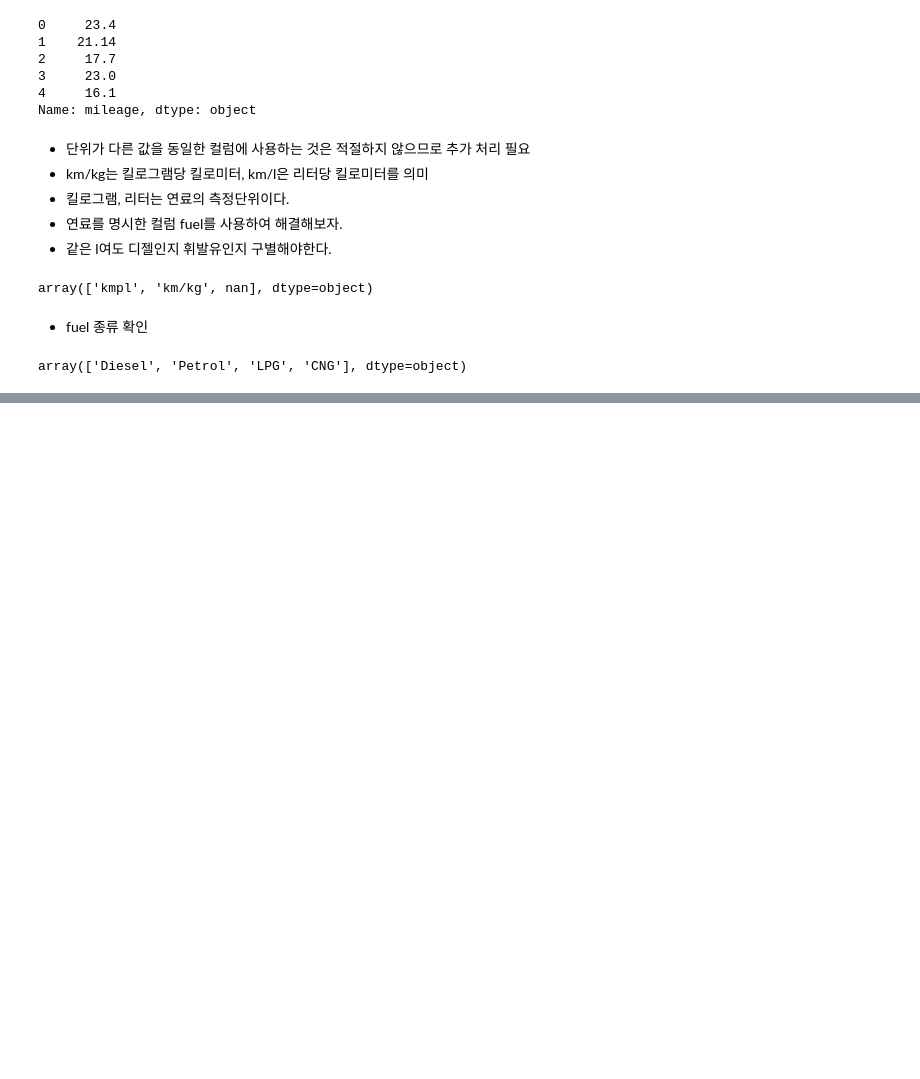
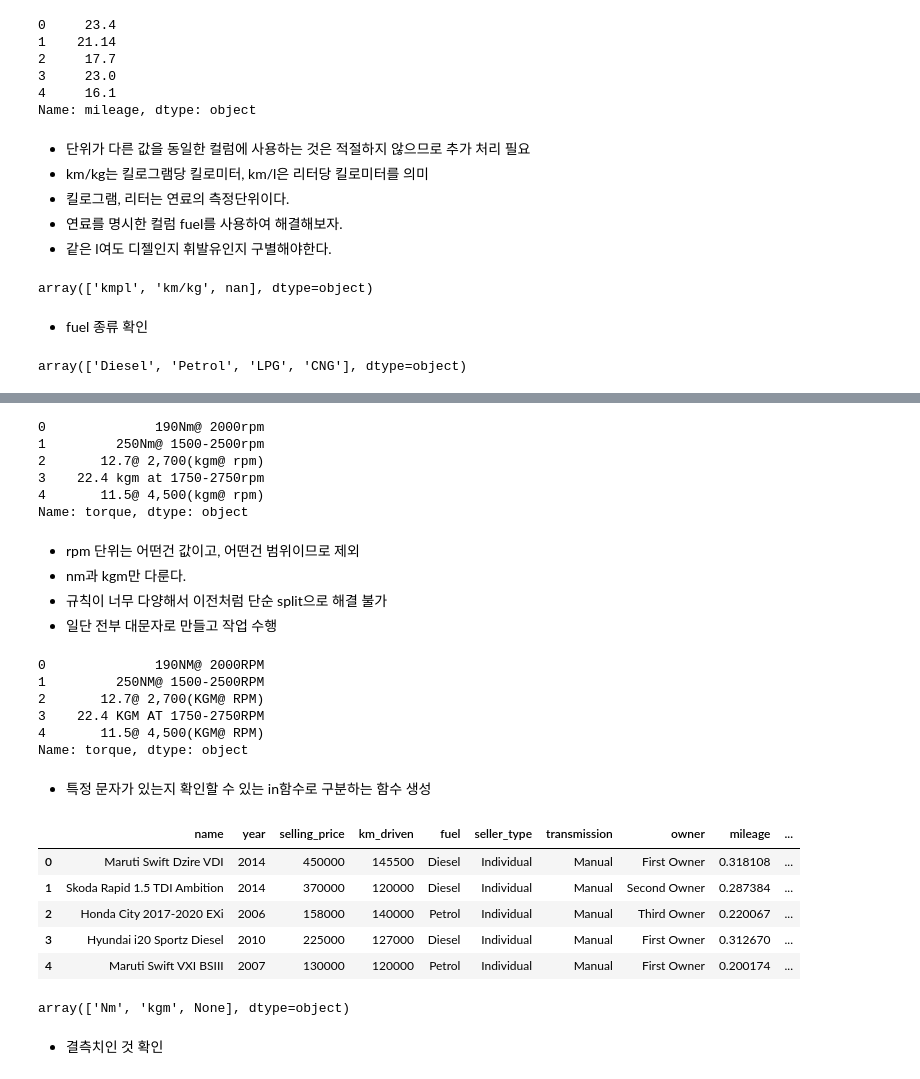
Before and after one commit to HSYhrae/TIL, a Jupyter notebook: Random_Forest(car).ipynb, the cells around one changed output, grey strips where cells are left out. Saved outputs shown, nothing was run; the diff lists cells and outputs as text; code cells hidden in the pictures; blank space fills up the shorter version.

```diff
--- a/Random_Forest(car).ipynb
+++ b/Random_Forest(car).ipynb
@@ -275,0 +305,14 @@ array(['Diesel', 'Petrol', 'LPG', 'CNG'], dtype=object)
+# %%
+data['torque'].head()
+# %% [output]
+0              190Nm@ 2000rpm
+1         250Nm@ 1500-2500rpm
+2       12.7@ 2,700(kgm@ rpm)
+3    22.4 kgm at 1750-2750rpm
+4       11.5@ 4,500(kgm@ rpm)
+Name: torque, dtype: object
+# %% [markdown]
+- rpm 단위는 어떤건 값이고, 어떤건 범위이므로 제외
+- nm과 kgm만 다룬다.
+- 규칙이 너무 다양해서 이전처럼 단순 split으로 해결 불가
+- 일단 전부 대문자로 만들고 작업 수행
@@ -275,0 +321,11 @@ array(['Diesel', 'Petrol', 'LPG', 'CNG'], dtype=object)
+# %%
+data['torque'].head()
+# %% [output]
+0              190NM@ 2000RPM
+1         250NM@ 1500-2500RPM
+2       12.7@ 2,700(KGM@ RPM)
+3    22.4 KGM AT 1750-2750RPM
+4       11.5@ 4,500(KGM@ RPM)
+Name: torque, dtype: object
+# %% [markdown]
+- 특정 문자가 있는지 확인할 수 있는 in함수로 구분하는 함수 생성
@@ -275,0 +340,15 @@ array(['Diesel', 'Petrol', 'LPG', 'CNG'], dtype=object)
+# %%
+data.head()
+# %% [output]
+|  | name | year | selling_price | km_driven | fuel | seller_type | transmission | owner | mileage | ... |
+| 0 | Maruti Swift Dzire VDI | 2014 | 450000 | 145500 | Diesel | Individual | Manual | First Owner | 0.318108 | ... |
+| 1 | Skoda Rapid 1.5 TDI Ambition | 2014 | 370000 | 120000 | Diesel | Individual | Manual | Second Owner | 0.287384 | ... |
+| 2 | Honda City 2017-2020 EXi | 2006 | 158000 | 140000 | Petrol | Individual | Manual | Third Owner | 0.220067 | ... |
+| 3 | Hyundai i20 Sportz Diesel | 2010 | 225000 | 127000 | Diesel | Individual | Manual | First Owner | 0.312670 | ... |
+| 4 | Maruti Swift VXI BSIII | 2007 | 130000 | 120000 | Petrol | Individual | Manual | First Owner | 0.200174 | ... |
+# %%
+data['torque_unit'].unique()
+# %% [output]
+array(['Nm', 'kgm', None], dtype=object)
+# %% [markdown]
+- 결측치인 것 확인
```
Also changed, not shown: parts of 32 cells of this notebook.
